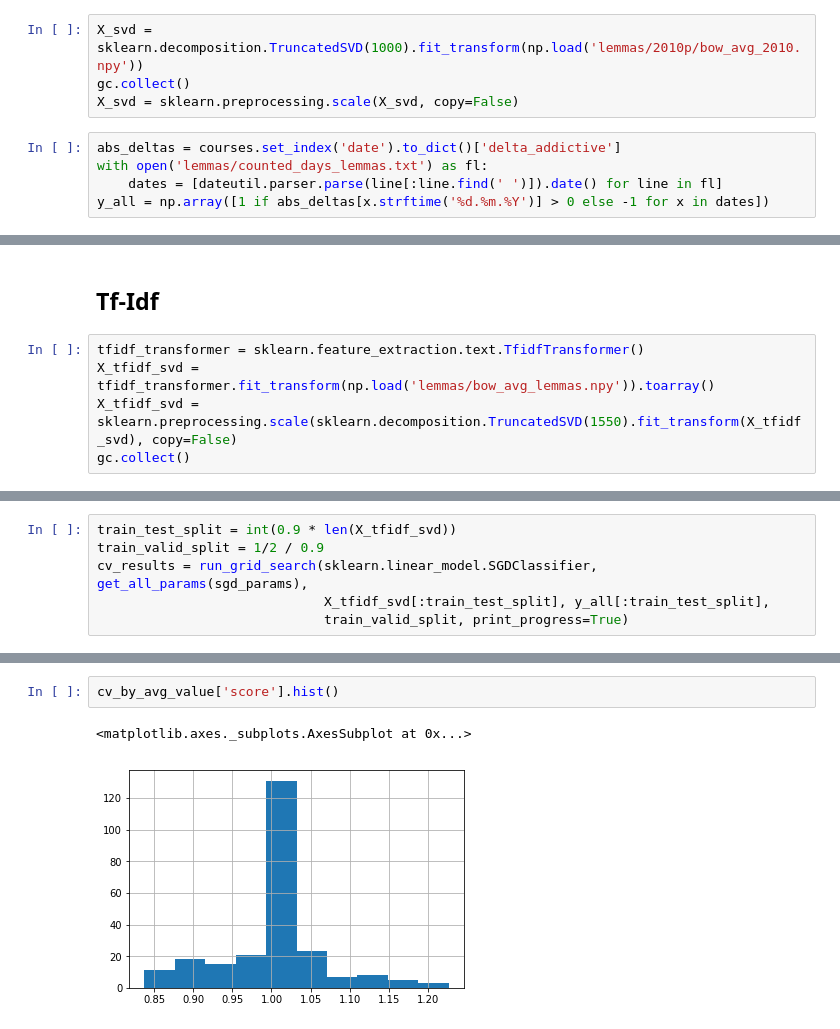
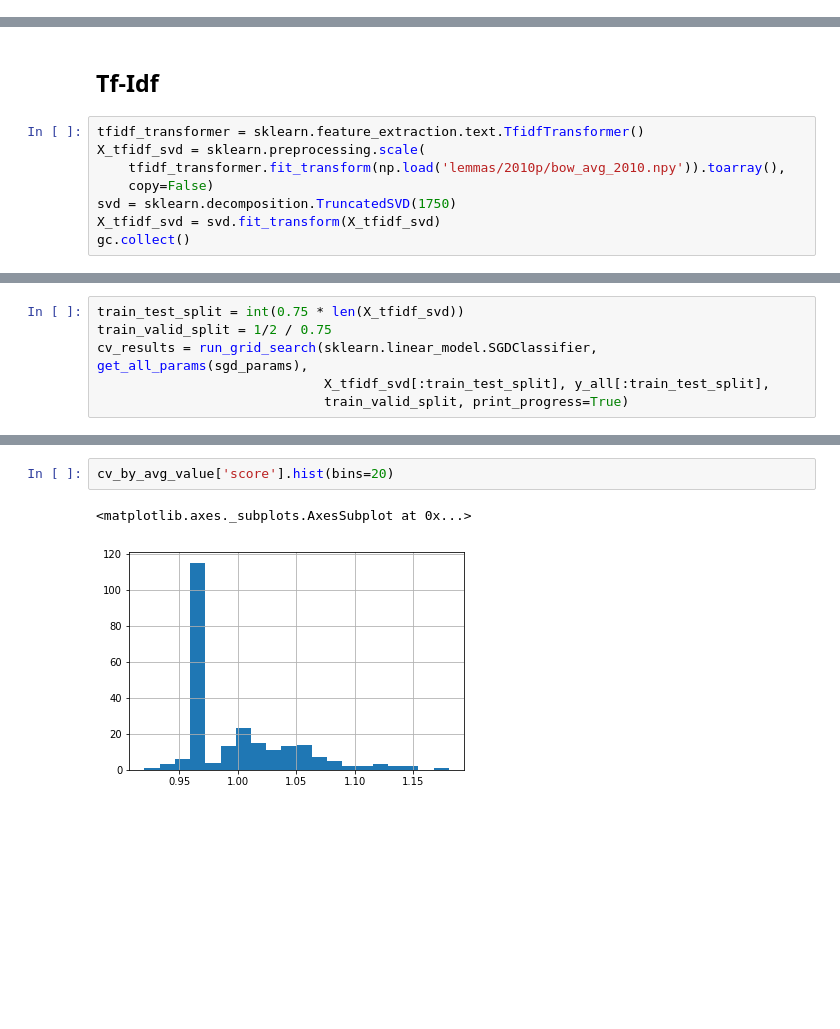
Before and after one commit to Break-Neck/diploma, a Jupyter notebook: notebooks/macd.ipynb, the cells around one changed output, grey strips where cells are left out. Saved outputs shown, nothing was run; the diff lists cells and outputs as text; blank space fills up the shorter version.

```diff
--- a/notebooks/macd.ipynb
+++ b/notebooks/macd.ipynb
@@ -129,12 +91,3 @@ X_svd = sklearn.preprocessing.scale(X_svd, copy=False)
-# %%
-X_svd = sklearn.decomposition.TruncatedSVD(1000).fit_transform(np.load('lemmas/2010p/bow_avg_2010.npy'))
-gc.collect()
-X_svd = sklearn.preprocessing.scale(X_svd, copy=False)
-# %%
-abs_deltas = courses.set_index('date').to_dict()['delta_addictive']
-with open('lemmas/counted_days_lemmas.txt') as fl:
-    dates = [dateutil.parser.parse(line[:line.find(' ')]).date() for line in fl]
-y_all = np.array([1 if abs_deltas[x.strftime('%d.%m.%Y')] > 0 else -1 for x in dates])
 # %%
 abs_deltas = courses.set_index('date').to_dict()['delta_addictive']
 with open('lemmas/2010p/avg_ccl.txt') as fl:
@@ -445,7 +379,10 @@ plt.show()
 ## Tf-Idf
 # %%
 tfidf_transformer = sklearn.feature_extraction.text.TfidfTransformer()
-X_tfidf_svd = tfidf_transformer.fit_transform(np.load('lemmas/bow_avg_lemmas.npy')).toarray()
-X_tfidf_svd = sklearn.preprocessing.scale(sklearn.decomposition.TruncatedSVD(1550).fit_transform(X_tfidf_svd), copy=False)
+X_tfidf_svd = sklearn.preprocessing.scale(
+    tfidf_transformer.fit_transform(np.load('lemmas/2010p/bow_avg_2010.npy')).toarray(),
+    copy=False)
+svd = sklearn.decomposition.TruncatedSVD(1750)
+X_tfidf_svd = svd.fit_transform(X_tfidf_svd)
 gc.collect()
 # %% [output]
@@ -459,6 +396,6 @@ gc.collect()
 # %%
-train_test_split = int(0.9 * len(X_tfidf_svd))
-train_valid_split = 1/2 / 0.9
+train_test_split = int(0.75 * len(X_tfidf_svd))
+train_valid_split = 1/2 / 0.75
 cv_results = run_grid_search(sklearn.linear_model.SGDClassifier, get_all_params(sgd_params),
                              X_tfidf_svd[:train_test_split], y_all[:train_test_split],
                              train_valid_split, print_progress=True)
@@ -495,9 +432,9 @@ cv_by_avg_value
 242 rows × 4 columns
 # %%
-cv_by_avg_value['score'].hist()
+cv_by_avg_value['score'].hist(bins=20)
 # %% [output]
 <matplotlib.axes._subplots.AxesSubplot at 0x...>
-[figure, old version]
+[figure, new version]
 # %%
 # by last value
 cv_by_last_value = pd.DataFrame([{'loss': r['loss'], 'alpha': r['alpha'], 'l1_ratio': r['l1_ratio'],
```
Also changed, not shown: parts of 28 cells of this notebook.
